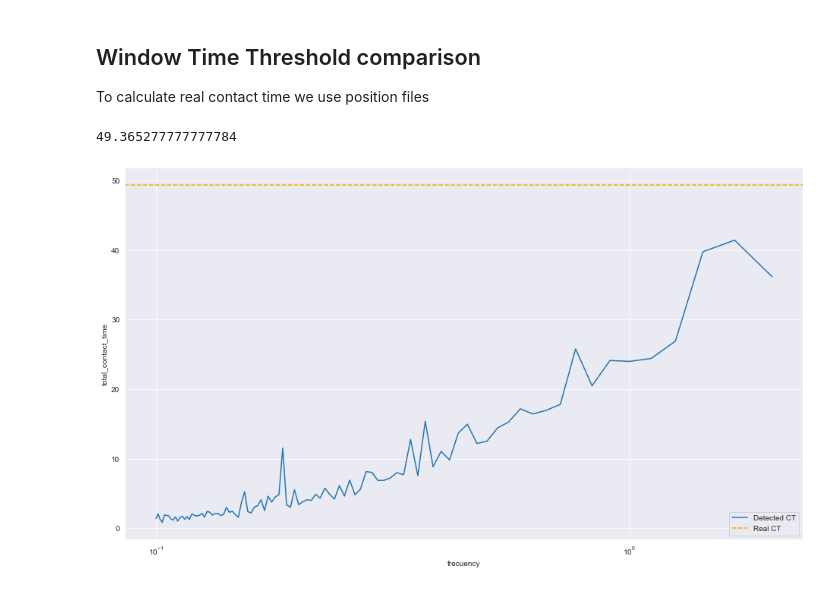
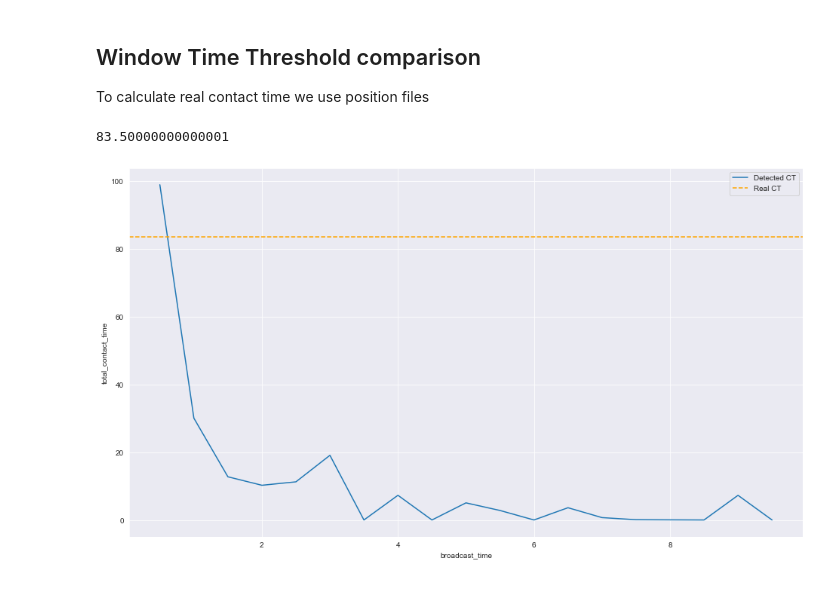
Before and after one commit to ramirofd/contact_tracing_sim, a Jupyter notebook: py_ntbks/Untitled.ipynb, the cells around one changed output. Saved outputs shown, nothing was run; the diff lists cells and outputs as text; code cells hidden in the pictures.

```diff
--- a/py_ntbks/Untitled.ipynb
+++ b/py_ntbks/Untitled.ipynb
@@ -11,10 +11,10 @@ To calculate real contact time we use position files
 # Parameters for calculations
 nodeA_id = 1
 nodeB_id = 2
-broadcast_time = list(np.arange(0.5, 10.1, 0.1)) #seconds
+broadcast_time = list(np.arange(0.5, 10.5, 0.5)) #seconds
 log_position_time = 0.1 #seconds
 window_time_threshold = 5
-sim_time = 120 #minutes
+sim_time = 1 #minutes
 sim_time_seg = sim_time*60
 # %%
 avg_sum = 0
@@ -45,41 +45,41 @@ avg_total_time/=sim_time_seg
 avg_total_time*=100
 print(avg_total_time)
 # %% [output]
-49.365277777777784
+83.50000000000001
 # %%
 # Dataframe preparation
 result_file_header = ["node", "broadcast_time", "seen_id", "told_by", "hop", "start", "end"]
 nodeA_res = pd.DataFrame()
 
 for bt in broadcast_time:
     nodeA_res_file_name = f'../results/n{nodeA_id}_{window_time_threshold:.2f}wt-{bt:.2f}bt-{log_position_time:.2f}lp_results.csv'
     # nodeB_res_file_name = f'../results/n{nodeB_id}_{window_time_threshold}wt-{bt}bt-{log_position_time}lp_results.csv'
     df = pd.read_csv(nodeA_res_file_name, names=result_file_header)
     df["total_contact_time"] = df["end"]-df["start"]
     df["broadcast_time"] = bt
     nodeA_res = pd.concat([nodeA_res, df])
     # nodeB_res = pd.read_csv(nodeB_res_file_name, names=result_file_header)
     # df = pd.concat([nodeA_res, nodeB_res], ignore_index=True)
 # nodeA_res
 nodeA_res.drop(["told_by", "hop", "start", "end"], axis=1).groupby(["node", "seen_id", "broadcast_time"], as_index=False).sum()
 #     # total_contact_time = pd.concat([total_contact_time, df], ignore_index=True)
 total_contact_time = nodeA_res.drop(["told_by", "hop", "start", "end"], axis=1).groupby(["node", "seen_id", "broadcast_time"], as_index=False).sum()
 # total_contact_time.total_contact_time.broadcast_time = total_contact_time.total_contact_time/sim_time_seg
 total_contact_time.total_contact_time = 100*total_contact_time.total_contact_time/sim_time_seg
 total_contact_time["frecuency"] = 1/total_contact_time["broadcast_time"]
 # # # # Plot
 a4_dims = (16,9)
 fig, ax = plt.subplots(figsize=a4_dims)
 #
-plot = sns.lineplot(x="frecuency", y="total_contact_time", data=total_contact_time[total_contact_time.node==1], ax=ax)
-plot.set(xscale='log')
+plot = sns.lineplot(x="broadcast_time", y="total_contact_time", data=total_contact_time[total_contact_time.node==1], ax=ax)
+# plot.set(xscale='log')
 ax.axhline(avg_total_time, ls='--', color='orange')
 ax.lines[0].set_label('Detected CT')
 ax.lines[1].set_label('Real CT')
 ax.legend()
 plt.show()
 # %% [output]
-[figure, old version]
+[figure, new version]
 # %%
 real = []
 estimated = []
```
Also changed, not shown: parts of 1 cell of this notebook.
